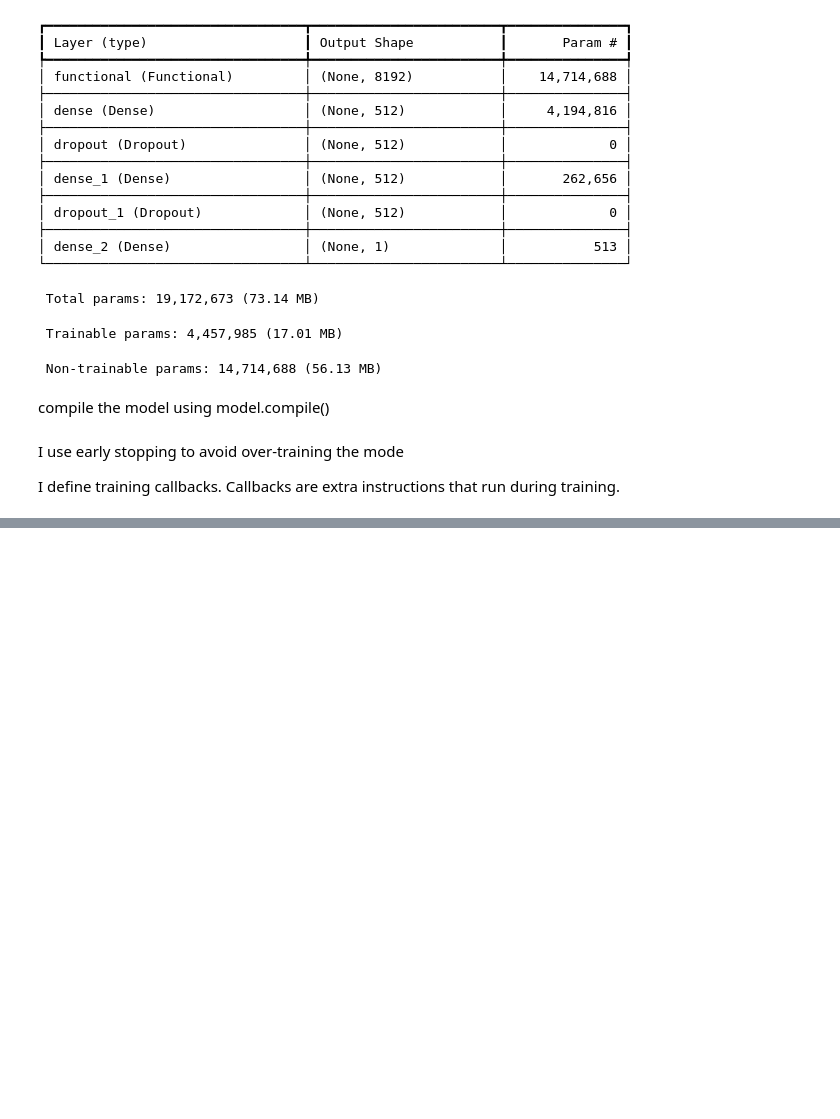
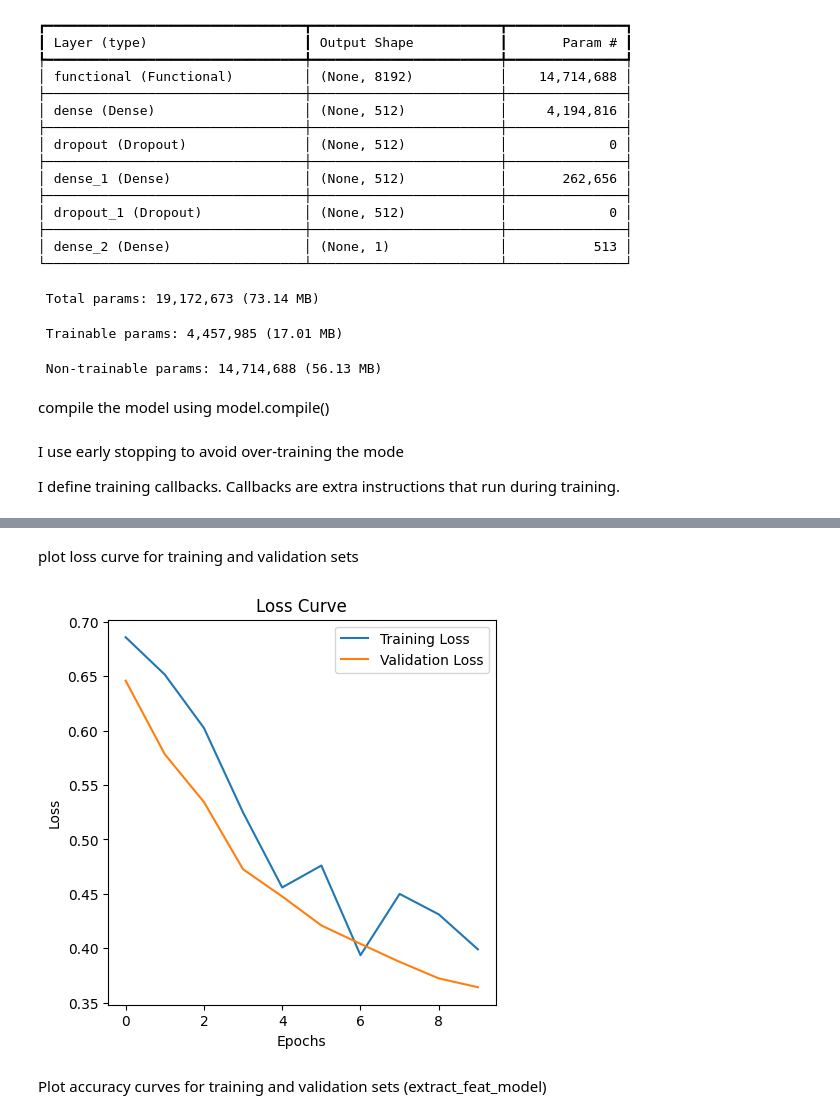
Before and after one commit to Helia-Karisani/Keras-TrashClassification-TransferLearning, a Jupyter notebook: Keras-TrashClassification-TransferLearning.ipynb, the cells around one changed output, grey strips where cells are left out. Drawn from its saved outputs; the diff is of its cells as text; code cells hidden in the pictures; blank space fills up the shorter version.

Commit message:
train model + plot curves

```diff
--- a/Keras-TrashClassification-TransferLearning.ipynb
+++ b/Keras-TrashClassification-TransferLearning.ipynb
@@ -342,0 +345,8 @@ callbacks_list_ = [loss_history_, lrate_] + keras_callbacks
+# %%
+extract_feat_model = model.fit(train_generator,
+                               steps_per_epoch=5,
+                               epochs=10,
+                               callbacks = callbacks_list_,
+                               validation_data=val_generator,
+                               validation_steps=val_generator.samples // batch_size,
+                               verbose=1)
@@ -342,0 +371,21 @@ callbacks_list_ = [loss_history_, lrate_] + keras_callbacks
+# %% [markdown]
+plot loss curve for training and validation sets
+# %%
+import matplotlib.pyplot as plt
+
+history = extract_feat_model
+
+# plot loss curve
+plt.figure(figsize=(5, 5))
+plt.plot(history.history['loss'], label='Training Loss')
+plt.plot(history.history['val_loss'], label='Validation Loss')
+plt.title('Loss Curve')
+plt.xlabel('Epochs')
+plt.ylabel('Loss')
+plt.legend()
+
+plt.show()
+# %% [output]
+[figure, added]
+# %% [markdown]
+Plot accuracy curves for training and validation sets (extract_feat_model)
```
Also changed, not shown: parts of 3 cells of this notebook, 1 other file.
